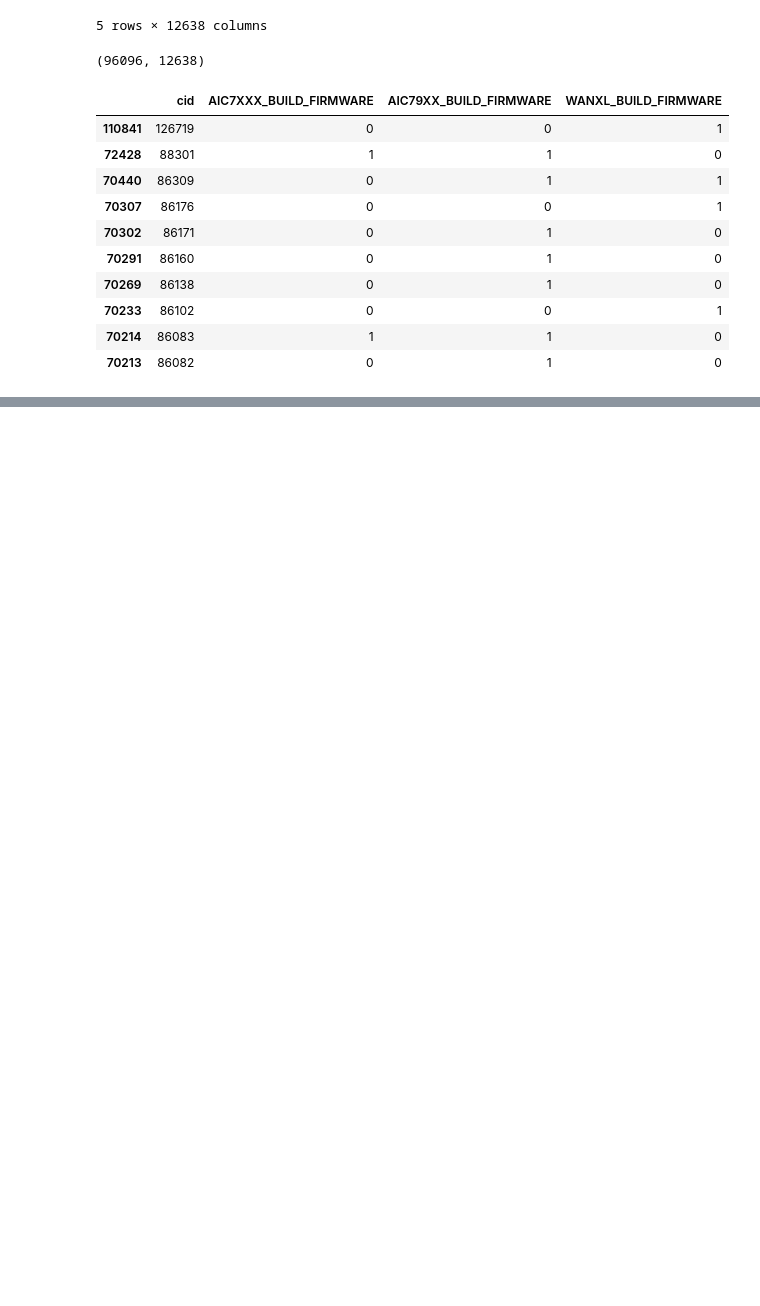
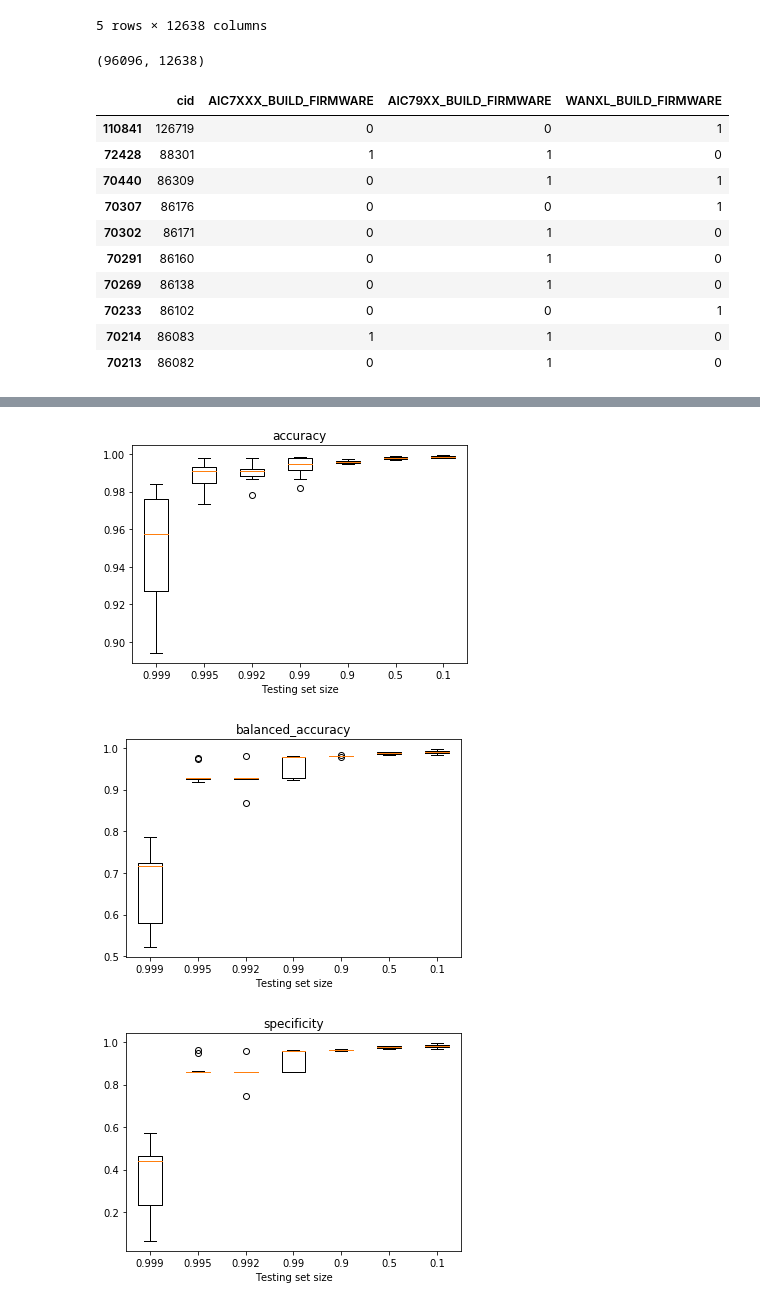
Before and after one commit to harel-coffee/compilation-analysis-auto, a Jupyter notebook: TUXML-failures.ipynb, the cells around one changed output, grey strips where cells are left out. Saved outputs shown, nothing was run; the diff lists cells and outputs as text; code cells hidden in the pictures; blank space fills up the shorter version.

Commit message:
Added boxplot for metrics in failures analysis

```diff
--- a/TUXML-failures.ipynb
+++ b/TUXML-failures.ipynb
@@ -7,7 +7,7 @@ with open("option_columns.json","r") as f:
 
 #Find the dataset
 # df = pd.read_csv("../tuxml-datasets-copie/dataset_encoded.csv", dtype={k:"int8" for k in option_columns})
-df = pd.read_csv("dataset_encoded.csv", dtype={k:"int8" for k in option_columns})
+df = pd.read_csv("../tuxml-datasets-copie/dataset_encoded.csv", dtype={k:"int8" for k in option_columns})
 # %%
 df.shape
 # %% [output]
@@ -97,7 +97,9 @@ from sklearn.model_selection import ShuffleSplit
 from sklearn.metrics import accuracy_score, f1_score, precision_score, recall_score, balanced_accuracy_score, confusion_matrix
 
 rulesTree = {}
-for t_size in [0.99, 0.9, 0.5, 0.1]:
+metrics = {}
+
+for t_size in [0.999,0.995,0.992,0.99, 0.9, 0.5, 0.1]:
     TESTING_SIZE=t_size # 0.001
 
     shuffle_split = ShuffleSplit(test_size=TESTING_SIZE, n_splits=10)
@@ -128,6 +130,12 @@ for t_size in [0.99, 0.9, 0.5, 0.1]:
         tn, fp, fn, tp = confusion_matrix(y_test, y_pred).ravel()
         spec.append(tn/(tn+fp))
 
+    metrics[TESTING_SIZE] = {
+        "accuracy" : acc,
+        "balanced_accuracy" : balance_acc,
+        "specificity" : spec
+    }
+
     rulesTree[t_size] = tree_to_rules(clf, df.drop(columns="cid").drop(columns="compile_success").columns)
 
     print("Testing size : {}".format(t_size))
@@ -162,0 +227,17 @@ dfRules.style.apply(highlight_truefalse)
+# %%
+import matplotlib.pyplot as plt
+
+tsize = [m for m in metrics]
+
+for metric in ["accuracy","balanced_accuracy","specificity"]:
+    data = [metrics[m][metric] for m in metrics]
+
+    plt.boxplot(data, labels=tsize)
+    plt.title(metric)
+    plt.xlabel('Testing set size')
+
+    plt.show()
+# %% [output]
+[figure, added]
+[figure, added]
+[figure, added]
```
Also changed, not shown: parts of 7 cells of this notebook.
